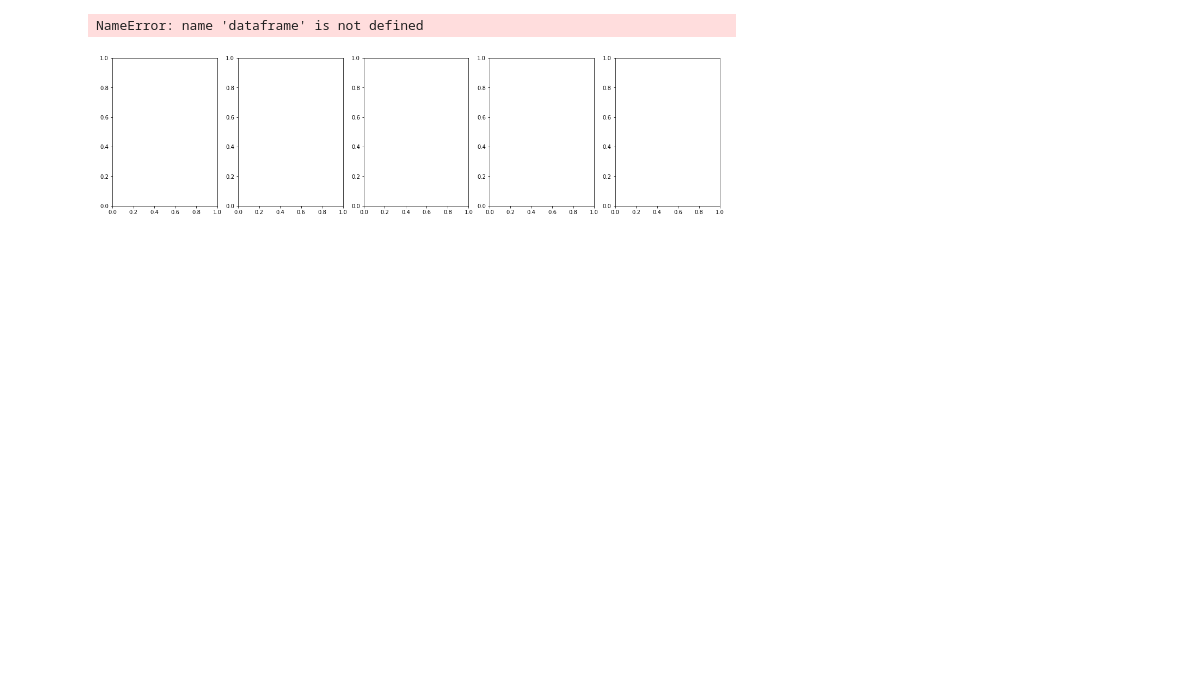
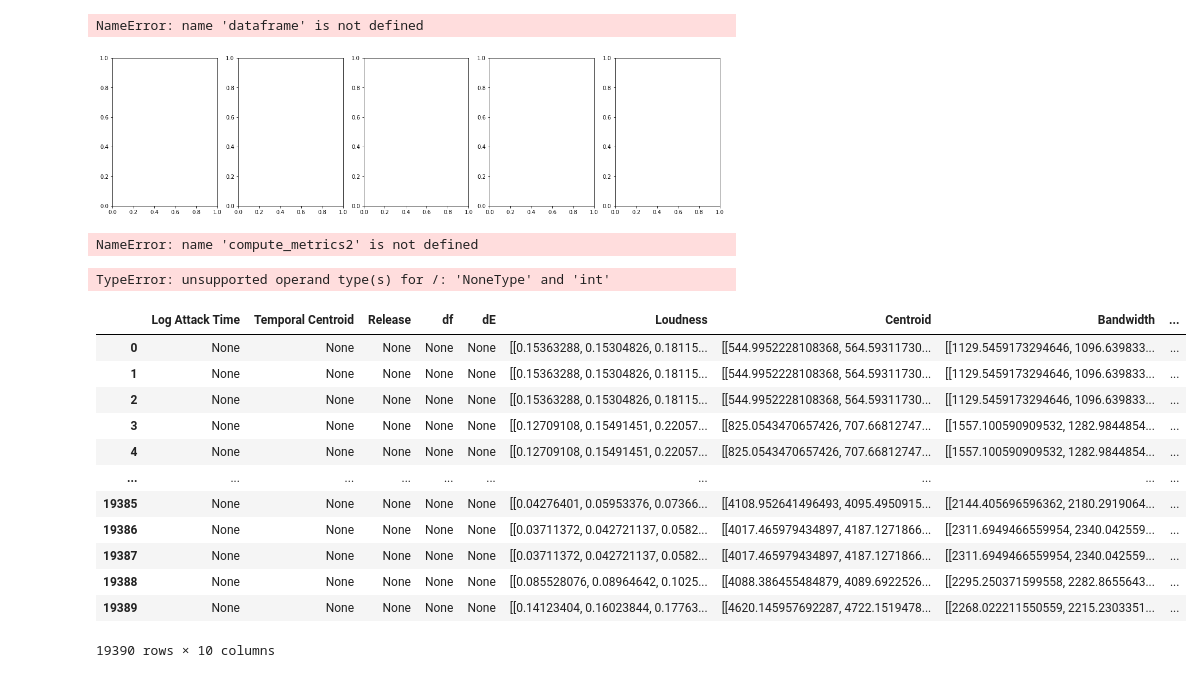
Before and after one commit to nabsara/deep-eurorack-control, a Jupyter notebook: notebooks/Metrics.ipynb, the cells around one changed output. Drawn from its saved outputs; the diff is of its cells as text; code cells hidden in the pictures; blank space fills up the shorter version.

```diff
--- a/notebooks/Metrics.ipynb
+++ b/notebooks/Metrics.ipynb
@@ -25,7 +25,8 @@ sr = 16000
 frame_size = 256
 nb_files = 300
 # %%
-metrics_names = ["Loudness","Centroid","Bandwidth","Flatness","Rolloff"]
+metrics_names = ["Loudness","Centroid","Bandwidth","Flatness","Rolloff"] # spectral metrics
+metrics_names_2 = ["Log Attack Time","Temporal Centroid","Release","dE","df"] # envelop's metrics
 # %%
 metrics_arr = preprocess_dataset_metrics(raw_data_dir,dataset_dir,filter,metrics_names,sr,frame_size,nb_files=None)
 # %%
@@ -274,0 +313,27 @@ def compute_metrics_2(curSignal,metrics_names):
+# %%
+metrics_arr_env = preprocess_dataset_metrics_2(raw_data_dir,dataset_dir,filter,metrics_names_2,sr,frame_size,nb_files=None)
+# %% [output]
+NameError: name 'compute_metrics2' is not defined
+# %%
+for entry in metrics_arr_env:
+    for name in metrics_names_2:
+        entry[name] = np.mean(entry[name])
+# %% [output]
+TypeError: unsupported operand type(s) for /: 'NoneType' and 'int'
+# %%
+dataframe = pd.DataFrame(metrics_arr_env)
+dataframe
+# %% [output]
+|  | Log Attack Time | Temporal Centroid | Release | df | dE | Loudness | Centroid | Bandwidth | ... |
+| 0 | None | None | None | None | None | [[0.15363288, 0.15304826, 0.18115... | [[544.9952228108368, 564.59311730... | [[1129.5459173294646, 1096.639833... | ... |
+| 1 | None | None | None | None | None | [[0.15363288, 0.15304826, 0.18115... | [[544.9952228108368, 564.59311730... | [[1129.5459173294646, 1096.639833... | ... |
+| 2 | None | None | None | None | None | [[0.15363288, 0.15304826, 0.18115... | [[544.9952228108368, 564.59311730... | [[1129.5459173294646, 1096.639833... | ... |
+| 3 | None | None | None | None | None | [[0.12709108, 0.15491451, 0.22057... | [[825.0543470657426, 707.66812747... | [[1557.100590909532, 1282.9844854... | ... |
+| 4 | None | None | None | None | None | [[0.12709108, 0.15491451, 0.22057... | [[825.0543470657426, 707.66812747... | [[1557.100590909532, 1282.9844854... | ... |
+| ... | ... | ... | ... | ... | ... | ... | ... | ... | ... |
+| 19385 | None | None | None | None | None | [[0.04276401, 0.05953376, 0.07366... | [[4108.952641496493, 4095.4950915... | [[2144.405696596362, 2180.2919064... | ... |
+| 19386 | None | None | None | None | None | [[0.03711372, 0.042721137, 0.0582... | [[4017.465979434897, 4187.1271866... | [[2311.6949466559954, 2340.042559... | ... |
+| 19387 | None | None | None | None | None | [[0.03711372, 0.042721137, 0.0582... | [[4017.465979434897, 4187.1271866... | [[2311.6949466559954, 2340.042559... | ... |
+| 19388 | None | None | None | None | None | [[0.085528076, 0.08964642, 0.1025... | [[4088.386455484879, 4089.6922526... | [[2295.250371599558, 2282.8655643... | ... |
+| 19389 | None | None | None | None | None | [[0.14123404, 0.16023844, 0.17763... | [[4620.145957692287, 4722.1519478... | [[2268.022211550559, 2215.2303351... | ... |
+19390 rows × 10 columns
```
Also changed, not shown: parts of 8 cells of this notebook.
